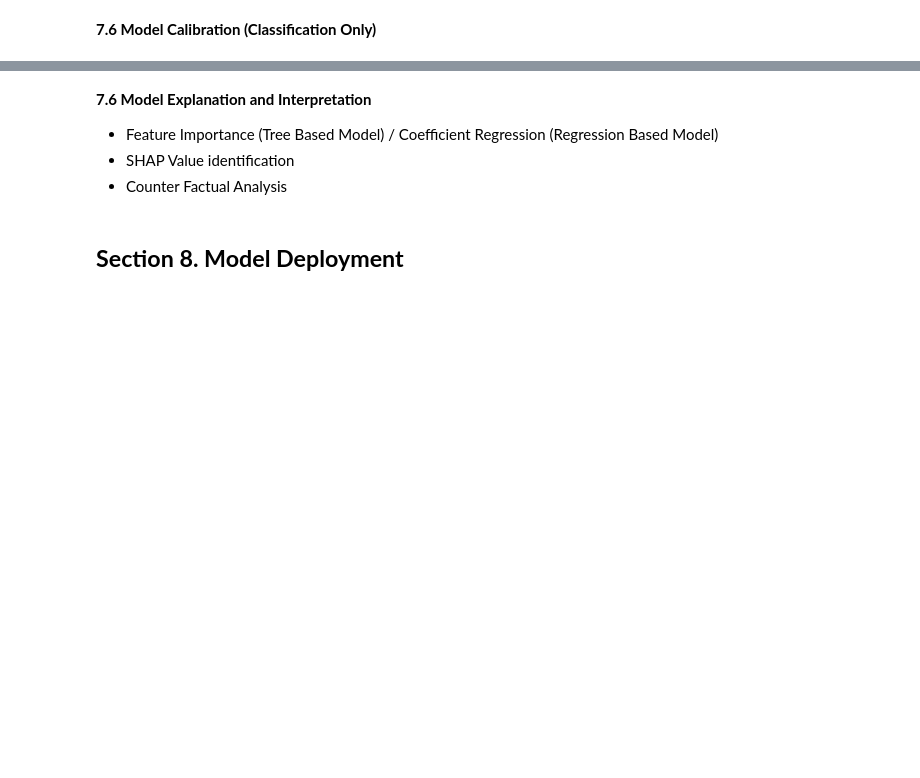
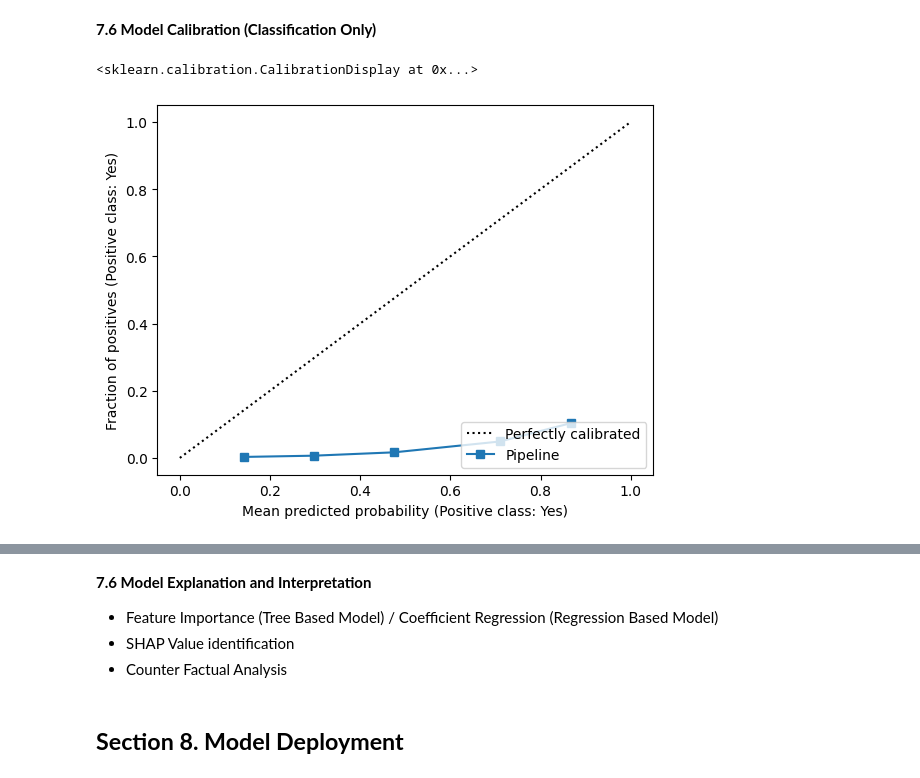
Before and after one commit to Faizism/travel_insurance, a Jupyter notebook: notebooks/2.0 refined-transformation.ipynb, the cells around one changed output, grey strips where cells are left out. Saved outputs shown, nothing was run; the diff lists cells and outputs as text; code cells hidden in the pictures; blank space fills up the shorter version.

```diff
--- a/notebooks/2.0 refined-transformation.ipynb
+++ b/notebooks/2.0 refined-transformation.ipynb
@@ -1337,2 +1418,9 @@ pickle.dump(tunning_logreg_refined.best_estimator_, open("ptlogitros-v2-0801.sav
 # %% [markdown]
 **7.6 Model Calibration (Classification Only)**
+# %%
+from sklearn.calibration import CalibrationDisplay, CalibratedClassifierCV
+
+CalibrationDisplay.from_estimator(best_model, X_train, y_train)
+# %% [output]
+<sklearn.calibration.CalibrationDisplay at 0x...>
+[figure, added]
```
Also changed, not shown: parts of 20 cells of this notebook, 5 other files.
